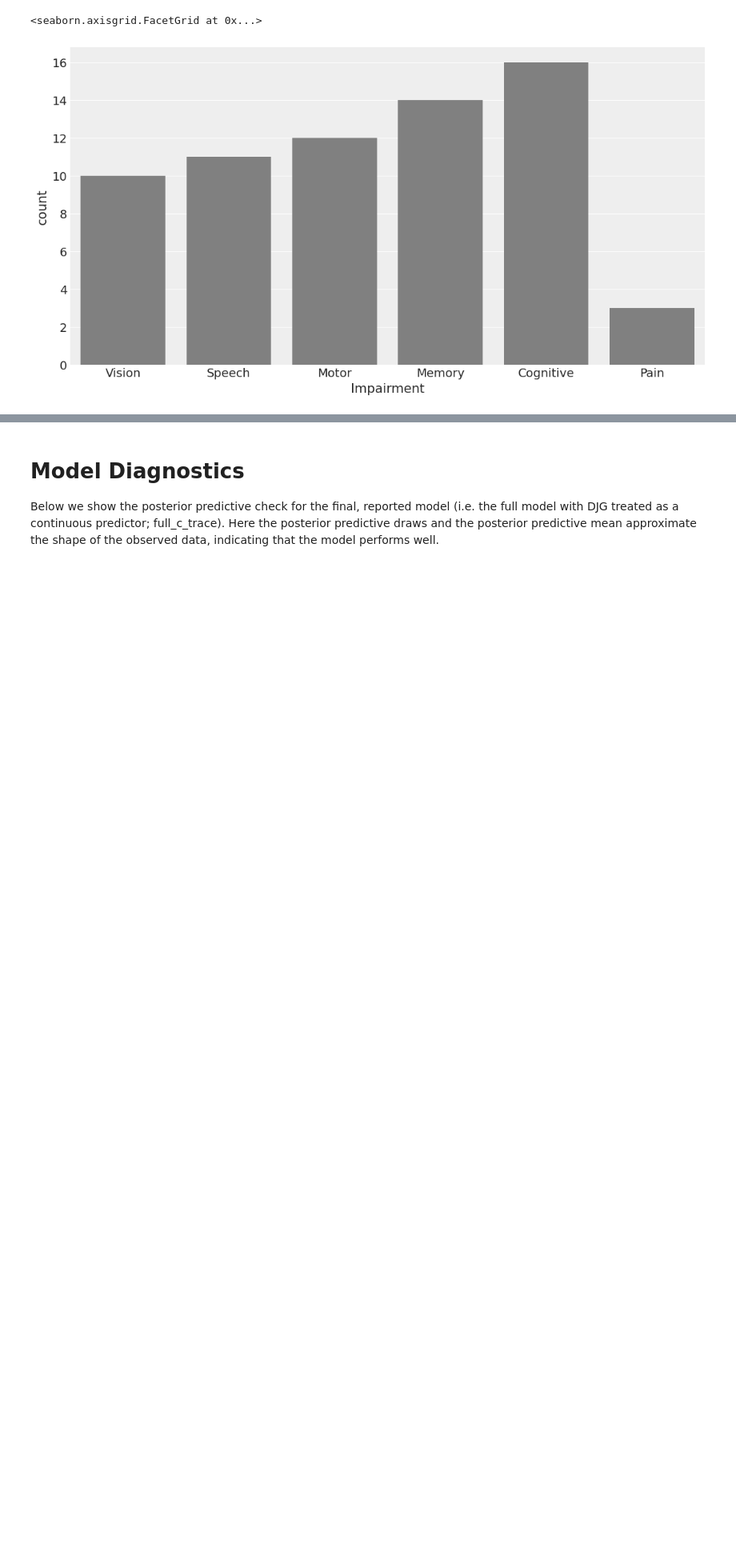
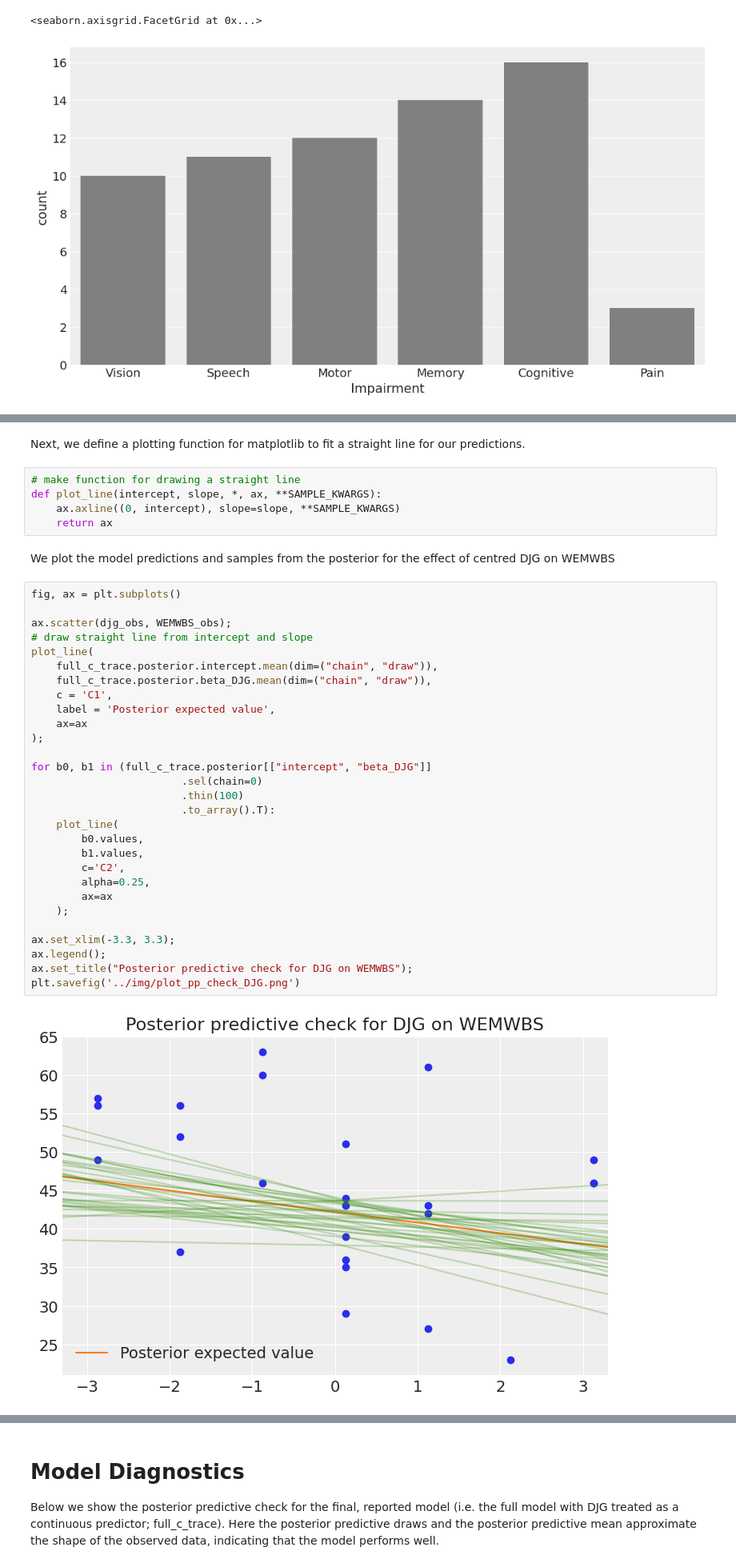
Before and after one commit to gpwilliams/bi_loneliness, a Jupyter notebook: python/analysis.ipynb, the cells around one changed output, grey strips where cells are left out. Shown at 80% size. Drawn from its saved outputs; the diff is of its cells as text; blank space fills up the shorter version.

```diff
--- a/python/analysis.ipynb
+++ b/python/analysis.ipynb
@@ -341,0 +380,40 @@ impairments
+# %% [markdown]
+Next, we define a plotting function for matplotlib to fit a straight line for our predictions.
+# %%
+# make function for drawing a straight line
+def plot_line(intercept, slope, *, ax, **SAMPLE_KWARGS):
+    ax.axline((0, intercept), slope=slope, **SAMPLE_KWARGS)
+    return ax
+# %% [markdown]
+We plot the model predictions and samples from the posterior for the effect of centred DJG on WEMWBS
+# %%
+fig, ax = plt.subplots()
+
+ax.scatter(djg_obs, WEMWBS_obs);
+# draw straight line from intercept and slope
+plot_line(
+    full_c_trace.posterior.intercept.mean(dim=("chain", "draw")),
+    full_c_trace.posterior.beta_DJG.mean(dim=("chain", "draw")),
+    c = 'C1',
+    label = 'Posterior expected value',
+    ax=ax
+);
+
+for b0, b1 in (full_c_trace.posterior[["intercept", "beta_DJG"]]
+                        .sel(chain=0)
+                        .thin(100)
+                        .to_array().T):
+    plot_line(
+        b0.values,
+        b1.values,
+        c='C2',
+        alpha=0.25,
+        ax=ax
+    );
+
+ax.set_xlim(-3.3, 3.3);
+ax.legend();
+ax.set_title("Posterior predictive check for DJG on WEMWBS");
+plt.savefig('../img/plot_pp_check_DJG.png')
+# %% [output]
+[figure, added]
```
Also changed, not shown: parts of 25 cells of this notebook.
